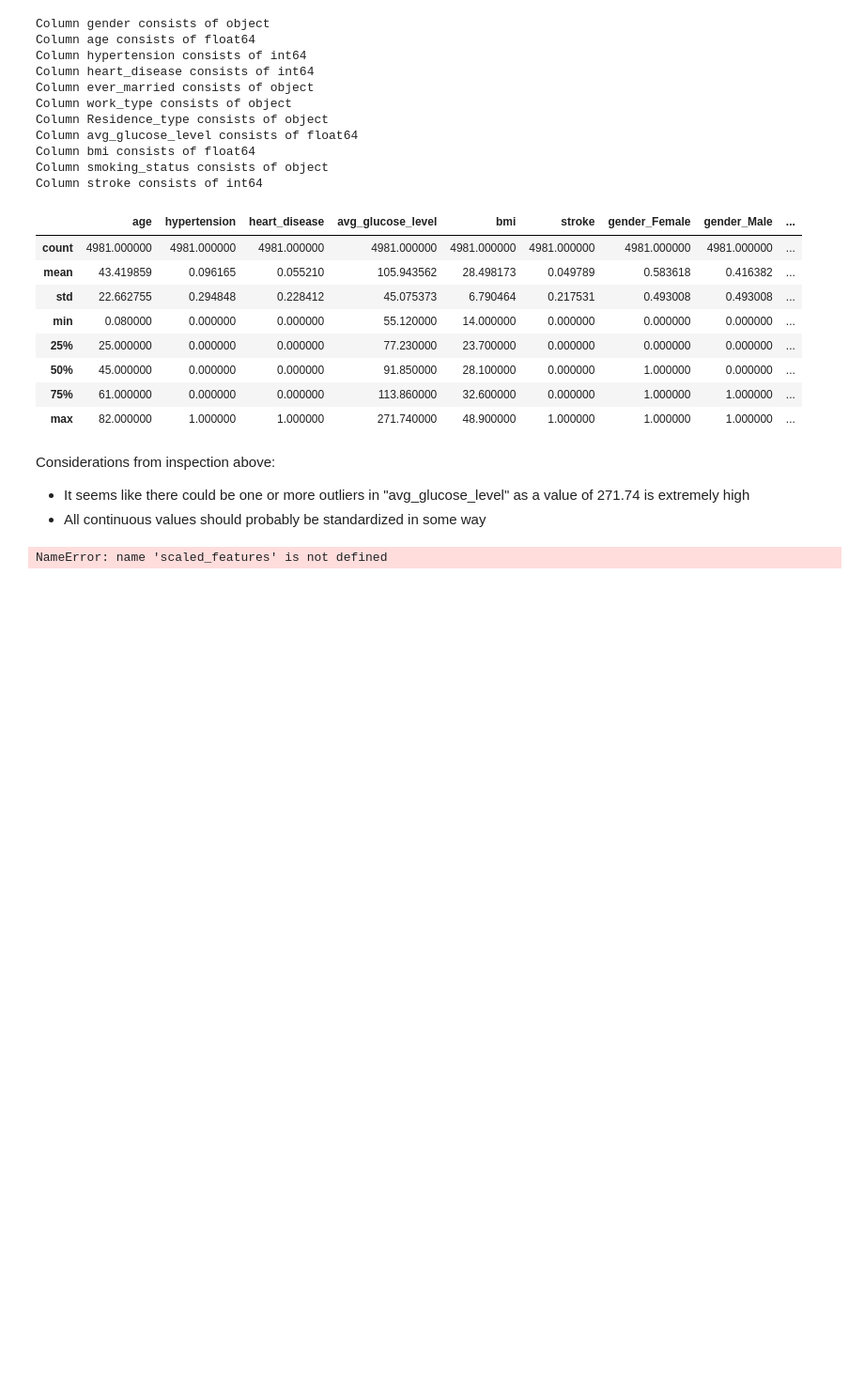
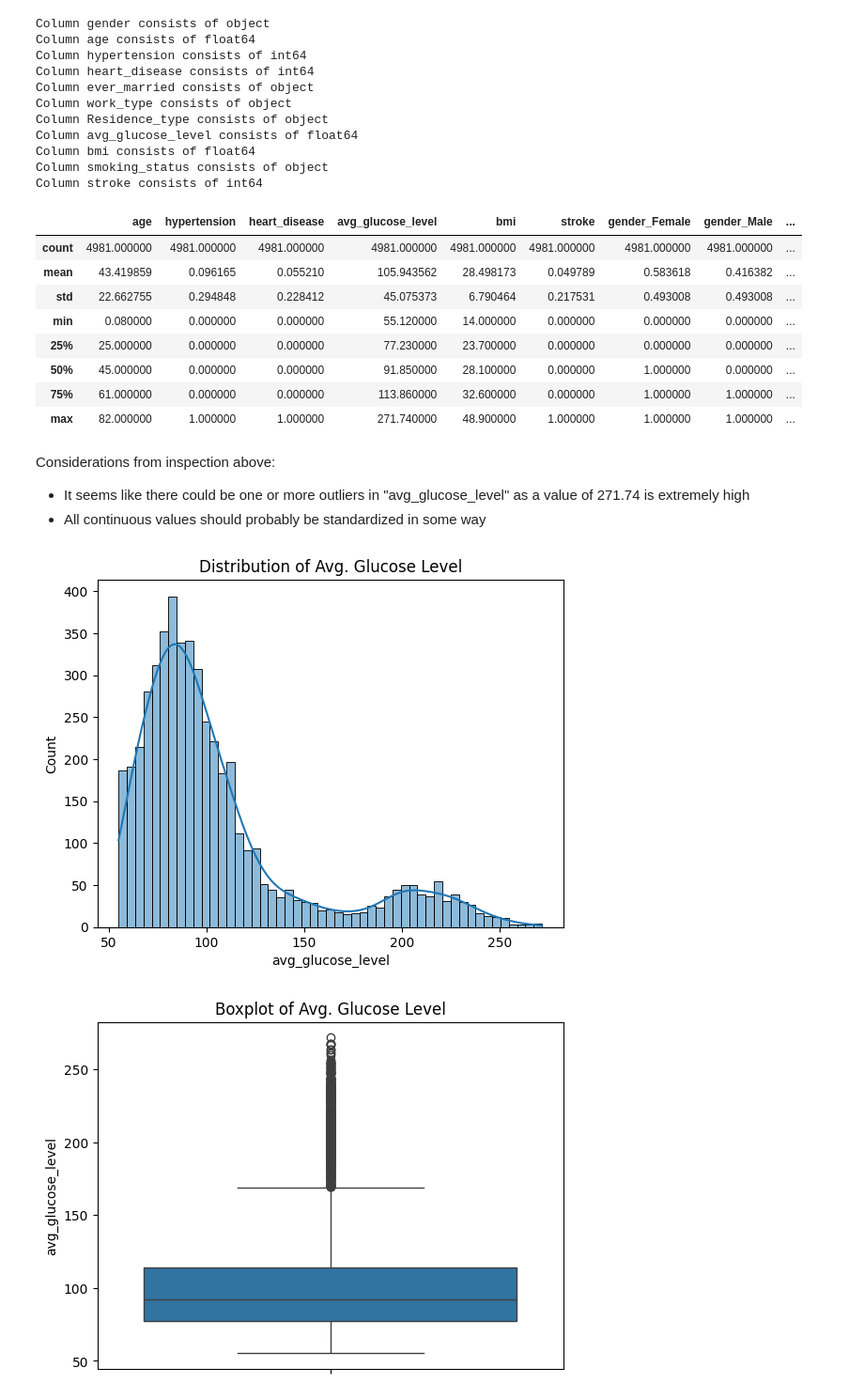
Before and after one commit to NK221088/Brain_stroke_classification, a Jupyter notebook: Load_data.ipynb, the cells around one changed output. Shown at 94% size. Saved outputs shown, nothing was run; the diff lists cells and outputs as text; code cells hidden in the pictures; blank space fills up the shorter version.

```diff
--- a/Load_data.ipynb
+++ b/Load_data.ipynb
@@ -50,10 +51,16 @@ encoded_data.describe()
 Considerations from inspection above:
 - It seems like there could be one or more outliers in "avg_glucose_level" as a value of 271.74 is extremely high
 - All continuous values should probably be standardized in some way
-# %%
-# Standardizing columns:
-
-# Convert scaled features back to DataFrame
-scaled_features_df = pd.DataFrame(scaled_features, columns=features.columns)
-# %% [output]
-NameError: name 'scaled_features' is not defined
+# %%
+# Visualizing the avg. glucose levels to try determine whether there are outliers or not.
+
+sns.histplot(features["avg_glucose_level"], kde=True)
+plt.title("Distribution of Avg. Glucose Level")
+plt.show()
+
+sns.boxplot(features["avg_glucose_level"])
+plt.title("Boxplot of Avg. Glucose Level")
+plt.show()
+# %% [output]
+[figure, added]
+[figure, added]
```
Also changed, not shown: parts of 5 cells of this notebook, 1 other file.
